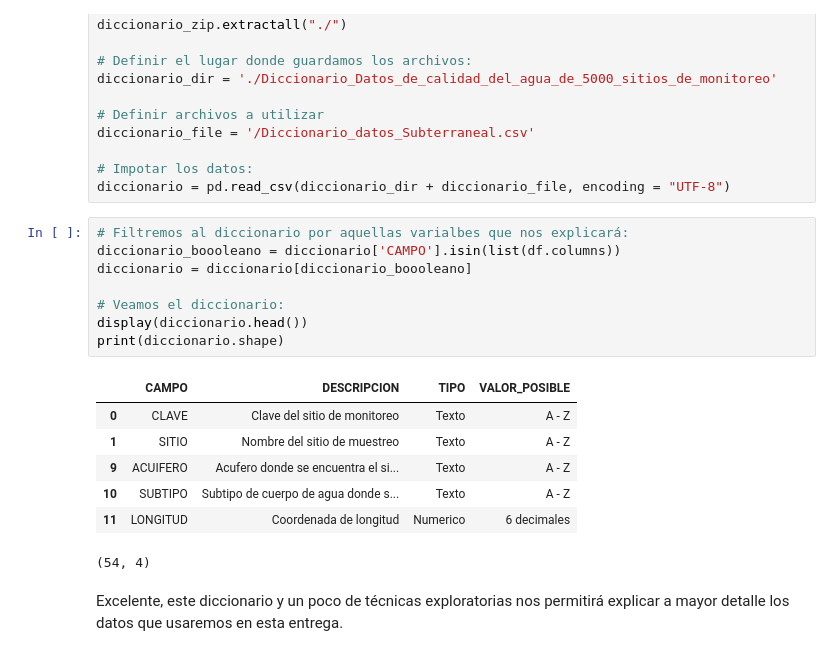
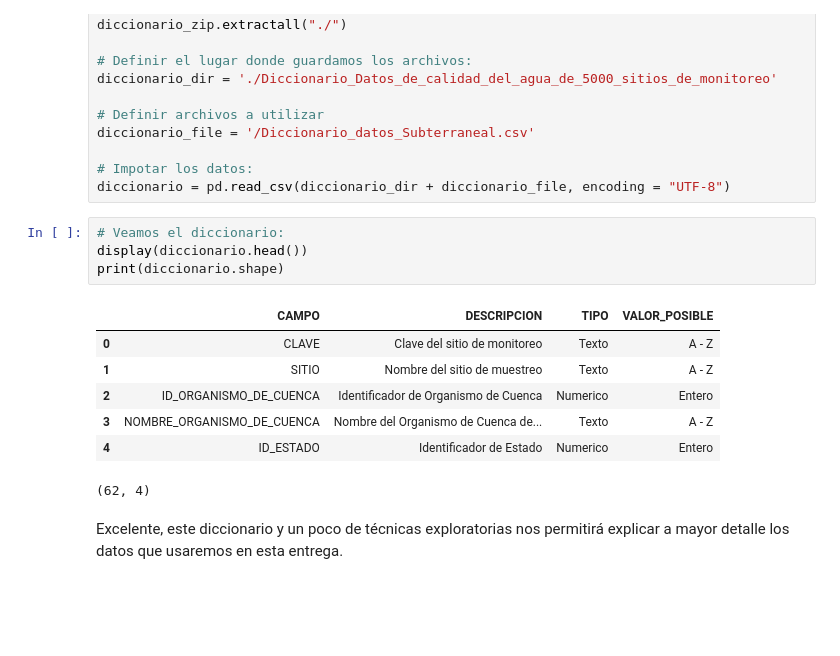
Before and after one commit to PosgradoMNA/actividades-del-projecto-equipo-41, a Jupyter notebook: Reto_Entrega_1_Equipo41.ipynb, the cells around one changed output. Cells and saved outputs as stored; diff of their text form; blank space fills up the shorter version.

```diff
--- a/Reto_Entrega_1_Equipo41.ipynb
+++ b/Reto_Entrega_1_Equipo41.ipynb
@@ -133,21 +138,17 @@ diccionario_file = '/Diccionario_datos_Subterraneal.csv'
 # Impotar los datos:
 diccionario = pd.read_csv(diccionario_dir + diccionario_file, encoding = "UTF-8")
 # %%
-# Filtremos al diccionario por aquellas varialbes que nos explicará:
-diccionario_boooleano = diccionario['CAMPO'].isin(list(df.columns))
-diccionario = diccionario[diccionario_boooleano]
-
 # Veamos el diccionario:
 display(diccionario.head())
 print(diccionario.shape)
 # %% [output]
 |  | CAMPO | DESCRIPCION | TIPO | VALOR_POSIBLE |
 | 0 | CLAVE | Clave del sitio de monitoreo | Texto | A - Z |
 | 1 | SITIO | Nombre del sitio de muestreo | Texto | A - Z |
-| 9 | ACUIFERO | Acu­fero donde se encuentra el si... | Texto | A - Z |
-| 10 | SUBTIPO | Subtipo de cuerpo de agua donde s... | Texto | A - Z |
-| 11 | LONGITUD | Coordenada de longitud | Numerico | 6 decimales |
+| 2 | ID_ORGANISMO_DE_CUENCA | Identificador de Organismo de Cuenca | Numerico | Entero |
+| 3 | NOMBRE_ORGANISMO_DE_CUENCA | Nombre del Organismo de Cuenca de... | Texto | A - Z |
+| 4 | ID_ESTADO | Identificador de Estado | Numerico | Entero |
-(54, 4)
+(62, 4)
 # %% [markdown]
 Excelente, este diccionario y un poco de técnicas exploratorias nos permitirá explicar a mayor detalle los datos que usaremos en esta entrega.
 # %% [markdown]
```
Also changed, not shown: parts of 63 cells of this notebook.
